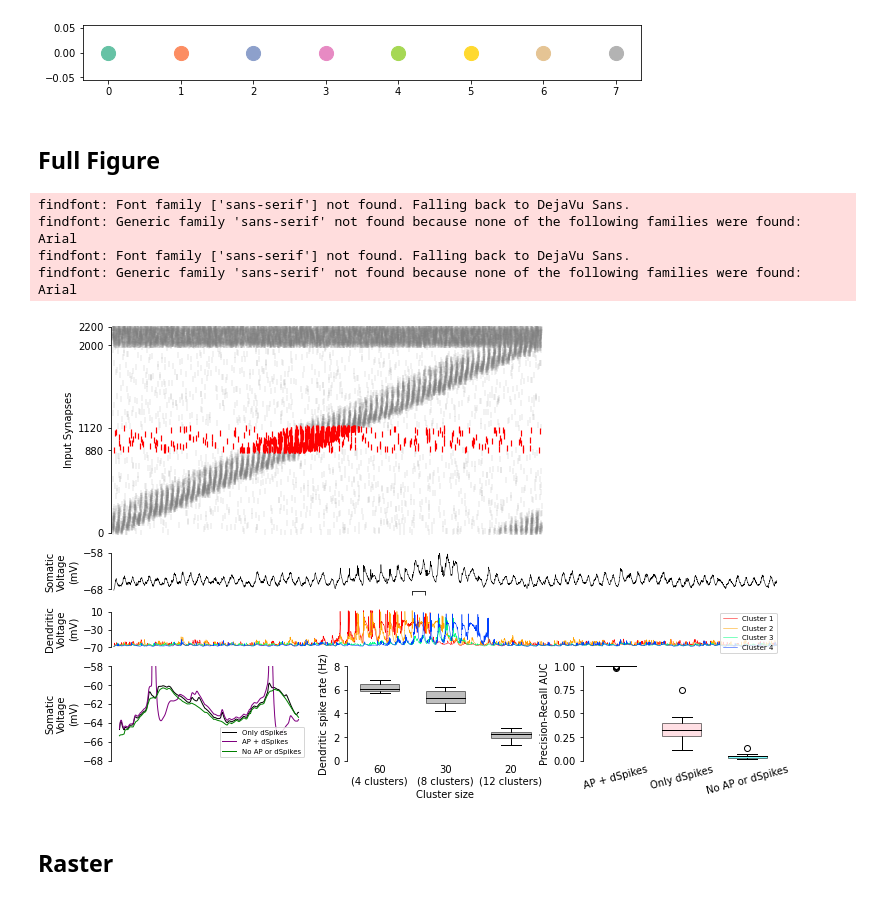
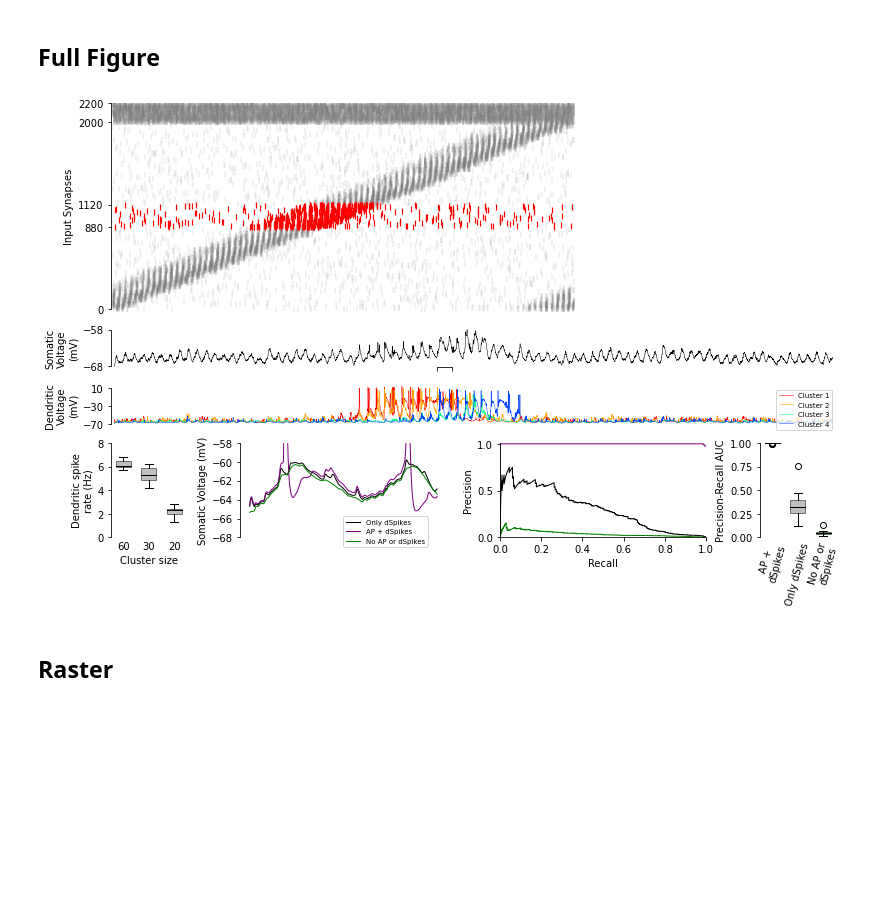
Before and after one commit to yjkimnada/dendrite, a Jupyter notebook: fig1/fig1.ipynb, the cells around one changed output. Drawn from its saved outputs; the diff is of its cells as text; code cells hidden in the pictures; blank space fills up the shorter version.

Commit message:
Updated figure code.

```diff
--- a/fig1/fig1.ipynb
+++ b/fig1/fig1.ipynb
@@ -11,25 +11,6 @@ import seaborn as sns
 from sklearn.metrics import precision_recall_curve
 from sklearn import metrics
 from tqdm import tnrange
-# %%
-cmap = mpl.cm.get_cmap("Set2")
-x = np.arange(0,1,0.01)
-cmap_categ_raw = cmap(x)
-
-cmap_categ = []
-count = 0
-for i in range(cmap_categ_raw.shape[0]):
-    if i == 0:
-        cmap_categ.append(cmap_categ_raw[i])
-    elif np.sum(cmap_categ_raw[i] - cmap_categ[count]) != 0:
-        cmap_categ.append(cmap_categ_raw[i])
-        count += 1
-
-plt.figure(figsize = (10,1))
-for i in range(len(cmap_categ)):
-    plt.scatter(i, 0, color=cmap_categ[i], s=200)
-# %% [output]
-[figure, removed]
 # %% [markdown]
 ## Full Figure
 # %%
@@ -109,15 +90,16 @@ mpl.rcParams['pdf.fonttype'] = 42
 mpl.rcParams['font.sans-serif'] = "Arial"
 mpl.rcParams['font.family'] = "sans-serif"
 
-fig = plt.figure(constrained_layout=True, figsize = (12,8))
-gs = fig.add_gridspec(8,6, wspace=0.5, hspace=0.5)
+fig = plt.figure(constrained_layout=True, figsize = (13,8))
+gs = fig.add_gridspec(8,6, wspace=0.7, hspace=0.5)
 ax1 = fig.add_subplot(gs[:4, :4])
 ax2 = fig.add_subplot(gs[4, :])
 ax3 = fig.add_subplot(gs[5, :])
 #ax4 = fig.add_subplot(gs[4:6, 4:])
-ax5 = fig.add_subplot(gs[6:8, :2])
-ax6 = fig.add_subplot(gs[6:8, 2:4])
-ax7 = fig.add_subplot(gs[6:8, 4:])
+ax5 = fig.add_subplot(gs[6:8, 1:3])
+ax6 = fig.add_subplot(gs[6:8, 0])
+ax7 = fig.add_subplot(gs[6:8, 5])
+ax8 = fig.add_subplot(gs[6:8, 3:5])
 
 # Ax1: Raster #
 #ax1.scatter(x=x_e_rest, y=y_e_rest, marker="|", color=cmap_categ[1], linewidth=0.4, s=40)
@@ -172,7 +154,7 @@ ax3.legend(loc="upper right", fontsize=7)
 
 # Ax4: Spike counts #
 #sns.set_style("ticks")
-x_names = ["60\n(4 clusters)", "30\n(8 clusters)", "20\n(12 clusters)"]
+x_names = ["60", "30", "20"]
 #ax6 = sns.swarmplot(data=dspike_counts[:3].T, s=5, color="gray")
 #ax6 = sns.boxplot(data=dspike_counts[:3].T,
         #showcaps=False,boxprops={'facecolor':'None', "linewidth":1},
@@ -196,52 +178,58 @@ ax6.set_xticklabels(x_names)
 ax6.set_yticks(np.arange(0,8.1,2))
 
 ax6.set_xlabel("Cluster size")
-ax6.set_ylabel("Dendritic spike rate (Hz)")
+ax6.set_ylabel("Dendritic spike\nrate (Hz)")
 
 
 #Inset Voltages
 ax5.plot(soma[22500:23500], color="black", linewidth=1, label="Only dSpikes")
 ax5.plot(soma_ap[22500:23500], color="purple", linewidth=1, label="AP + dSpikes")
 ax5.plot(soma_nona[22500:23500], color="green", linewidth=1, label="No AP or dSpikes")
 ax5.set_ylim(-68,-58)
 ax5.set_yticks(np.arange(-68,-57,2))
 ax5.spines.right.set_visible(False)
 ax5.spines.top.set_visible(False)
 ax5.spines.bottom.set_visible(False)
 ax5.set_xticks([])
-ax5.set_ylabel("Somatic\nVoltage\n(mV)")
-ax5.legend(loc="lower right", fontsize=7)
+ax5.set_ylabel("Somatic Voltage (mV)")
+ax5.legend(loc=(0.5,-0.1), fontsize=7)
 
 # AP AUC MOtivation
 bp1 = ax7.boxplot(prarea_ap_true_active_array, positions=[1], widths = 0.6, patch_artist=True)
 bp2 = ax7.boxplot(prarea_na_true_active_array, positions=[2], widths = 0.6, patch_artist=True)
 bp3 = ax7.boxplot(prarea_nona_true_active_array, positions=[3], widths = 0.6, patch_artist=True)
-bp1['boxes'][0].set_facecolor("black")
-bp2['boxes'][0].set_facecolor("pink")
-bp3['boxes'][0].set_facecolor("cyan")
+bp1['boxes'][0].set_facecolor("purple")
+bp2['boxes'][0].set_facecolor("gray")
+bp3['boxes'][0].set_facecolor("green")
 bp1['boxes'][0].set_alpha(0.5)
 bp2['boxes'][0].set_alpha(0.5)
 bp3['boxes'][0].set_alpha(0.5)
 bp1['medians'][0].set_color("black")
 bp2['medians'][0].set_color("black")
 bp3['medians'][0].set_color("black")
-ax7.set_xticklabels(["AP + dSpikes","Only dSpikes", "No AP or dSpikes"], rotation=15)
+ax7.set_xticklabels(["AP +\ndSpikes","Only dSpikes", "No AP or\ndSpikes"], rotation=75)
 ax7.set_ylabel("Precision-Recall AUC")
 ax7.spines.right.set_visible(False)
 ax7.spines.top.set_visible(False)
 ax7.spines.bottom.set_visible(False)
 ax7.set_ylim(0,1)
 ax7.tick_params(axis="x", length=0)
 
+ax8.plot(rec_ap_true_active, prec_ap_true_active, linewidth=1, color="purple")
+ax8.plot(rec_na_true_active, prec_na_true_active, linewidth=1, color="black")
+ax8.plot(rec_nona_true_active, prec_nona_true_active, linewidth=1, color="green")
+ax8.spines.right.set_visible(False)
+ax8.spines.top.set_visible(False)
+ax8.set_ylim(0,1.01)
+ax8.set_xlim(0,1)
+ax8.set_xlabel("Recall")
+ax8.set_ylabel("Precision")
+
 fig.tight_layout()
 #plt.show()
-fig.savefig("/home/sklee/dendrite/fig1/fig1_raw.pdf", bbox_inches="tight", transparent=True)
+#fig.savefig("/home/sklee/dendrite/fig1/fig1_raw.pdf", bbox_inches="tight", transparent=True)
 # %% [output]
-findfont: Font family ['sans-serif'] not found. Falling back to DejaVu Sans.
-findfont: Generic family 'sans-serif' not found because none of the following families were found: Arial
-findfont: Font family ['sans-serif'] not found. Falling back to DejaVu Sans.
-findfont: Generic family 'sans-serif' not found because none of the following families were found: Arial
-[figure, old version]
+[figure, new version]
 # %% [markdown]
 ## Raster
 # %%
```
Also changed, not shown: 3 other files.
